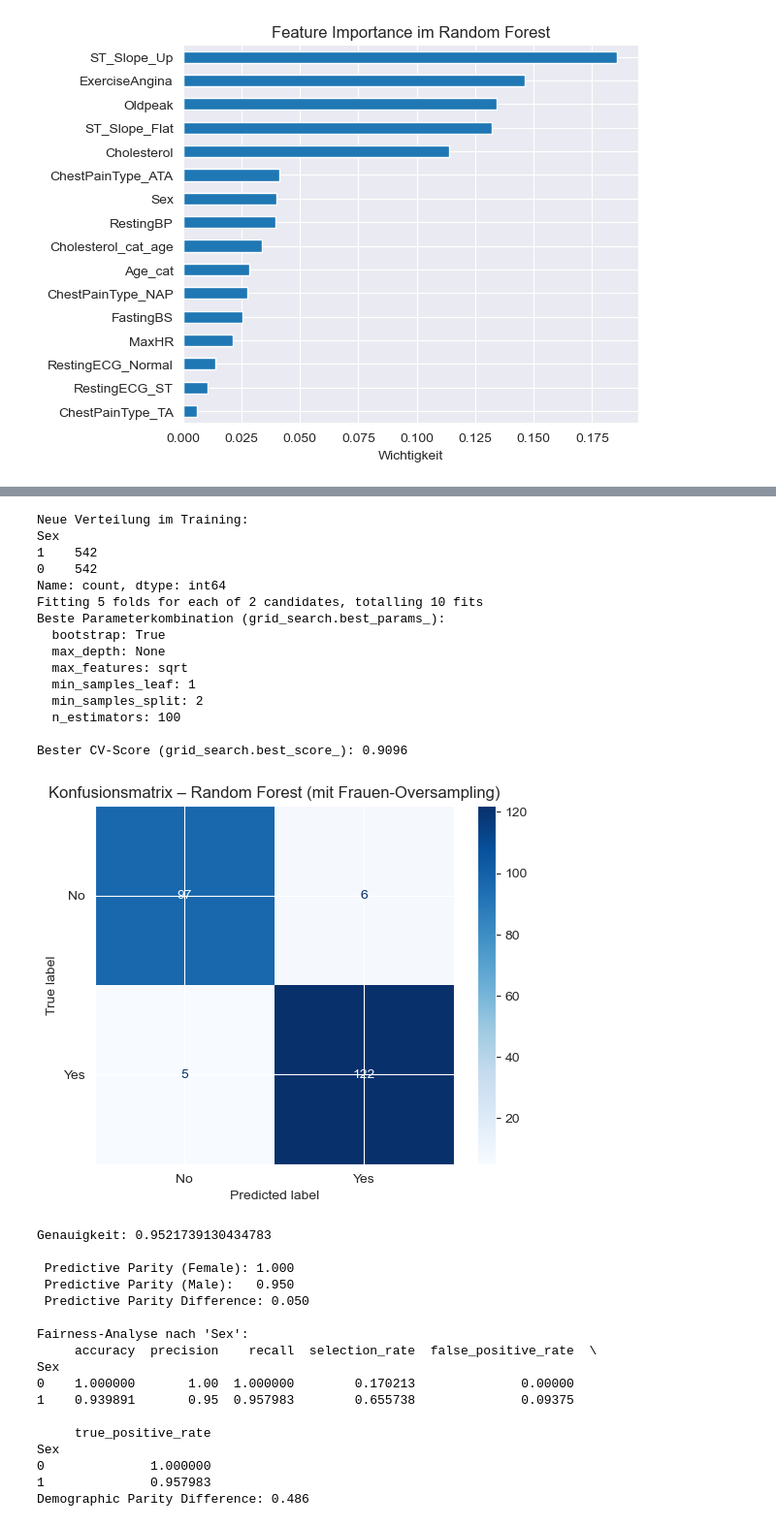
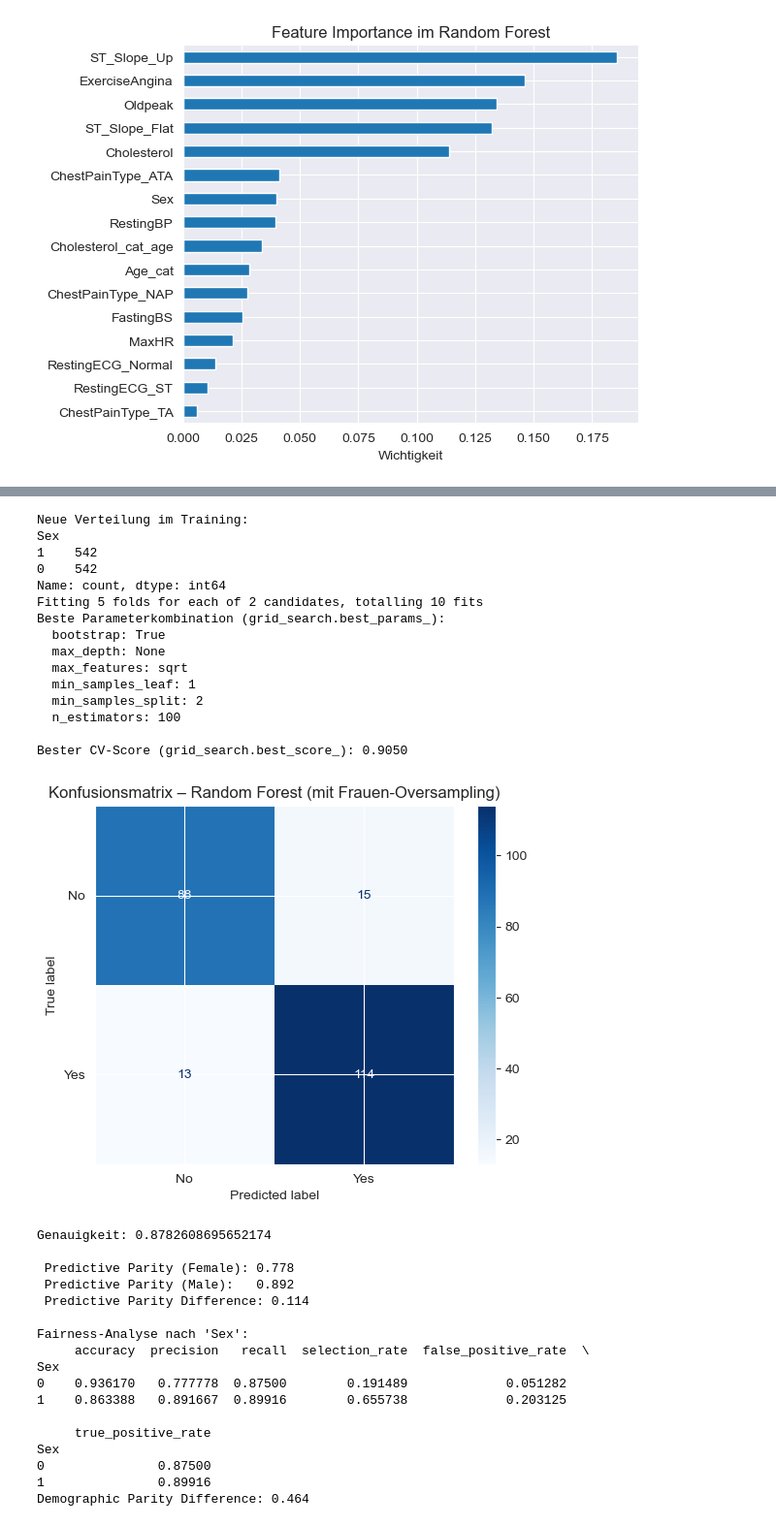
Before and after one commit to ManaTrooo/Asai-Projekt, a Jupyter notebook: DataSet_2.ipynb, the cells around one changed output, grey strips where cells are left out. Shown at 97% size. Cells and saved outputs as stored; diff of their text form; code cells hidden in the pictures.

```diff
--- a/DataSet_2.ipynb
+++ b/DataSet_2.ipynb
@@ -601,7 +601,7 @@ from sklearn.metrics import precision_score, recall_score
 from fairlearn.metrics import MetricFrame, selection_rate, demographic_parity_difference, true_positive_rate
 
 # 1. Daten vorbereiten: Heartdisease spalte und alte age Spalte entfernen
-X = df.drop(columns=['HeartDisease', 'Age'])
+X = df.drop(columns=['HeartDisease', 'Age', 'Cholesterol'])
 y = df['HeartDisease']
 
 # 2. Trainings-/Testdaten Split
@@ -799,7 +799,7 @@ plt.show()
 
 
 # 1. Daten vorbereiten
-X = df.drop(columns=['HeartDisease', 'Age'])
+X = df.drop(columns=['HeartDisease', 'Age', 'Cholesterol'])
 y = df['HeartDisease']
 
 # 2. Split
@@ -852,7 +852,7 @@ for param, value in grid_search.best_params_.items():
 print(f"\nBester CV-Score (grid_search.best_score_): {grid_search.best_score_:.4f}")
 
 # 7. Vorhersage & Evaluation
-y_pred_rand = best_model.predict(X_test)
+y_pred_rand = grid_search.predict(X_test)
 cm = confusion_matrix(y_test, y_pred_rand)
 
 disp = ConfusionMatrixDisplay(confusion_matrix=cm, display_labels=['No', 'Yes'])
@@ -911,7 +911,7 @@ from fairlearn.metrics import false_positive_rate
 #Random Forest MIT Oversamling der Frauen + balanced
 
 # 1. Daten vorbereiten
-X = df.drop(columns=['HeartDisease', 'Age'])
+X = df.drop(columns=['HeartDisease', 'Age', 'Cholesterol'])
 y = df['HeartDisease']
 
 # 2. Split
@@ -965,7 +965,7 @@ for param, value in grid_search.best_params_.items():
 print(f"\nBester CV-Score (grid_search.best_score_): {grid_search.best_score_:.4f}")
 
 # 7. Vorhersage & Evaluation
-y_pred_rand = best_model.predict(X_test)
+y_pred_rand = best_forest_model.predict(X_test)
 cm = confusion_matrix(y_test, y_pred_rand)
 
 disp = ConfusionMatrixDisplay(confusion_matrix=cm, display_labels=['No', 'Yes'])
@@ -1002,52 +1002,52 @@ metrics = {
     "accuracy": accuracy_score,
     "precision": precision_score,
     "recall": recall_score,
     "selection_rate": selection_rate,
     "false_positive_rate": false_positive_rate,
     "true_positive_rate": true_positive_rate
 }
 
 frame = MetricFrame(metrics=metrics, y_true=y_test, y_pred=y_pred_rand, sensitive_features=sensitive_feature)
 
 print("\nFairness-Analyse nach 'Sex':")
 print(frame.by_group)
 
 dp_diff = demographic_parity_difference(y_test, y_pred_rand, sensitive_features=sensitive_feature)
 print(f"Demographic Parity Difference: {dp_diff:.3f}")
 # %% [output]
 Neue Verteilung im Training:
 Sex
 1    542
 0    542
 Name: count, dtype: int64
 Fitting 5 folds for each of 2 candidates, totalling 10 fits
 Beste Parameterkombination (grid_search.best_params_):
   bootstrap: True
   max_depth: None
   max_features: sqrt
   min_samples_leaf: 1
   min_samples_split: 2
   n_estimators: 100
 
-Bester CV-Score (grid_search.best_score_): 0.9096
+Bester CV-Score (grid_search.best_score_): 0.9050
-[figure, old version]
+[figure, new version]
-Genauigkeit: 0.9521739130434783
+Genauigkeit: 0.8782608695652174
 
- Predictive Parity (Female): 1.000
- Predictive Parity (Male):   0.950
- Predictive Parity Difference: 0.050
+ Predictive Parity (Female): 0.778
+ Predictive Parity (Male):   0.892
+ Predictive Parity Difference: 0.114
 
 Fairness-Analyse nach 'Sex':
-     accuracy  precision    recall  selection_rate  false_positive_rate  \
+     accuracy  precision   recall  selection_rate  false_positive_rate  \
 Sex
-0    1.000000       1.00  1.000000        0.170213              0.00000
-1    0.939891       0.95  0.957983        0.655738              0.09375
+0    0.936170   0.777778  0.87500        0.191489             0.051282
+1    0.863388   0.891667  0.89916        0.655738             0.203125
 
      true_positive_rate
 Sex
-0              1.000000
-1              0.957983
-Demographic Parity Difference: 0.486
+0               0.87500
+1               0.89916
+Demographic Parity Difference: 0.464
 # %%
 from sklearn.inspection import permutation_importance
 
```
Also changed, not shown: parts of 8 cells of this notebook.
